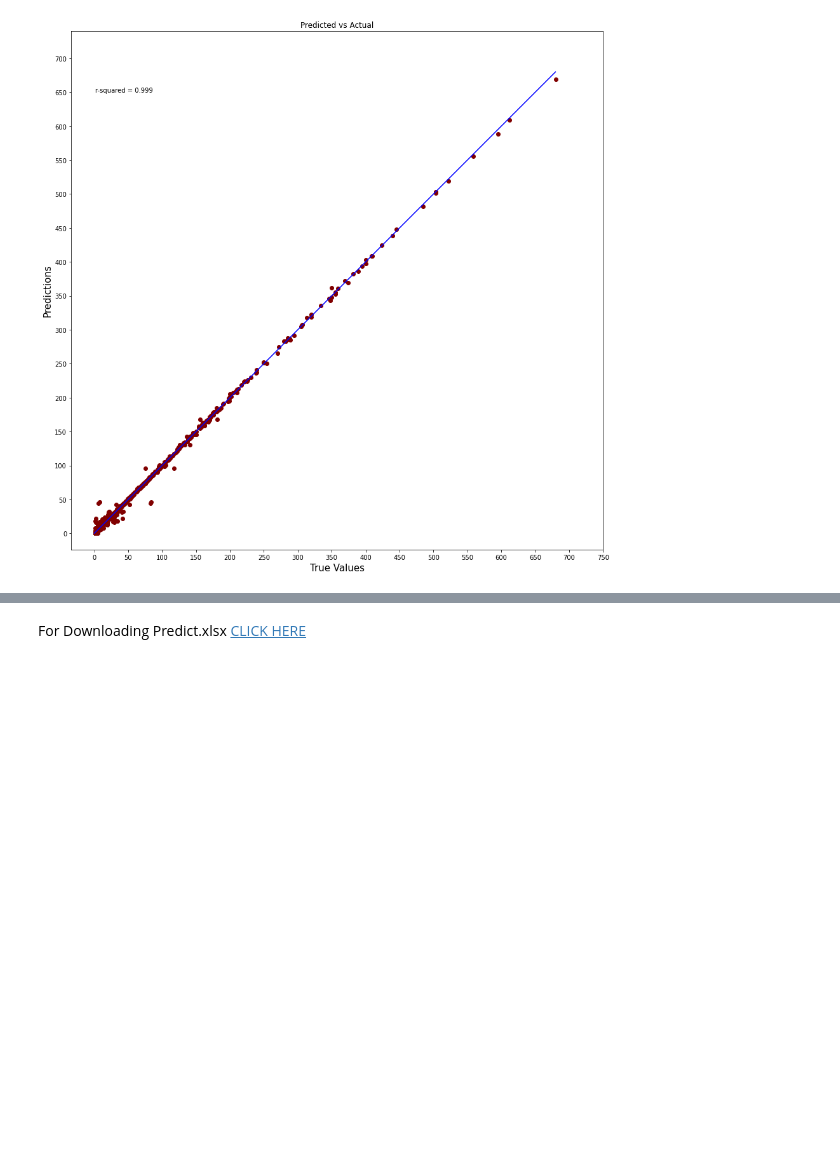
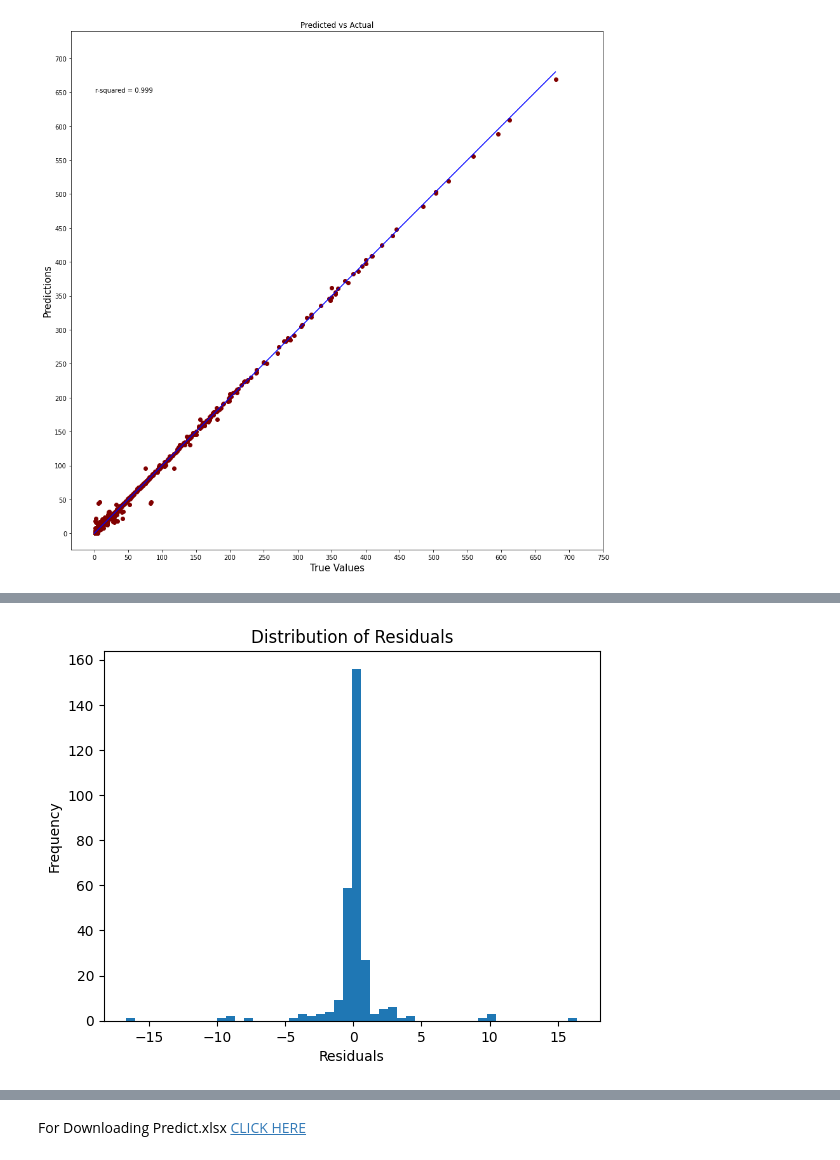
Before and after one commit to Swayamprakashpatel/Sol_ME, a Jupyter notebook: Sol_ME_LogP_MolWt.ipynb, the cells around one changed output, grey strips where cells are left out. Cells and saved outputs as stored; diff of their text form; code cells hidden in the pictures; blank space fills up the shorter version.

```diff
--- a/Sol_ME_LogP_MolWt.ipynb
+++ b/Sol_ME_LogP_MolWt.ipynb
@@ -203,3 +219,14 @@ WARNING:tensorflow:5 out of the last 5 calls to <function Model.make_predict_fun
+# %%
+residuals = true_value - predicted_value
+
+plt.hist(residuals, bins=50)
+plt.xlabel('Residuals')
+plt.ylabel('Frequency')
+plt.title('Distribution of Residuals')
+#plt.show()
+plt.savefig('P_A.svg', dpi = 1200)
+# %% [output]
+[figure, added]
 # %%
 #@title Insert PubChem Fingerprint of Drug and Carrier (Oil, Surfactant, Cosurfactant)
 !pip install pubchempy
```
Also changed, not shown: parts of 4 cells of this notebook.
